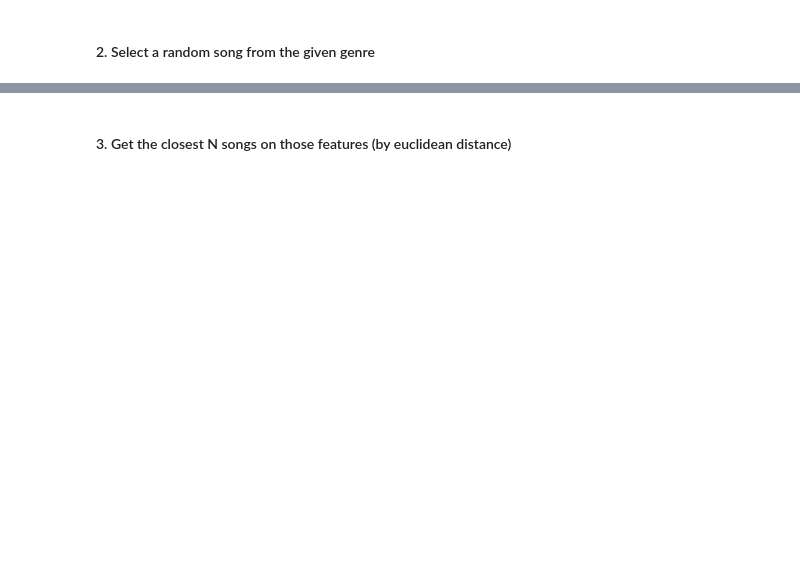
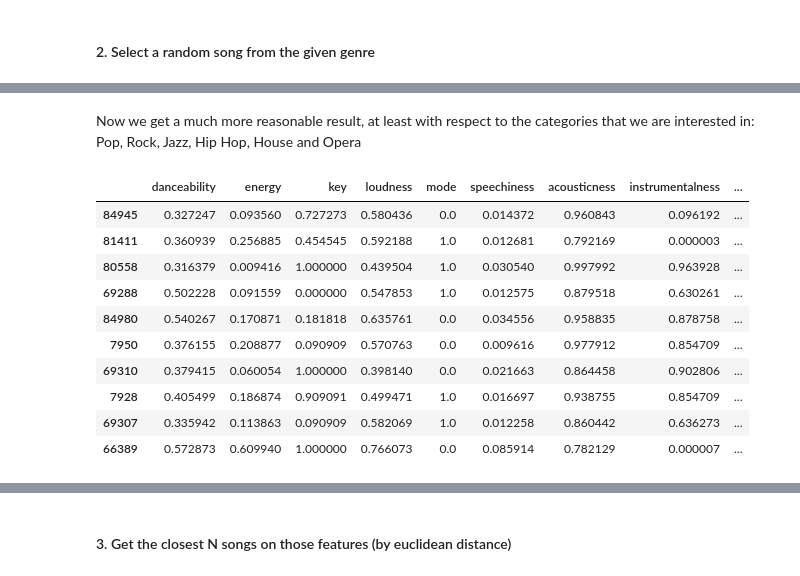
Before and after one commit to srikanth261/spotifyproject, a Jupyter notebook: notebooks/PlaylistGeneration.ipynb, the cells around one changed output, grey strips where cells are left out. Drawn from its saved outputs; the diff is of its cells as text; code cells hidden in the pictures; blank space fills up the shorter version.

```diff
--- a/notebooks/PlaylistGeneration.ipynb
+++ b/notebooks/PlaylistGeneration.ipynb
@@ -157,0 +195,27 @@ r = np.random.choice(ind,1)[0]
+# %%
+# Collapsing relevant song categories
+
+category = []
+
+for s in data['genre']:
+    if (s.find('Pop')>0):
+        value = 'Pop'
+    elif (s.find('Rock')>0):
+        value = 'Rock'
+    elif (s.find('Jazz')>0):
+        value = 'Jazz'
+    elif (s.find('Hip Hop')>0):
+        value = 'Hip Hop'
+    elif (s.find('House')>0):
+        value = 'House'
+    elif (s.find('Opera')>0):
+        value = 'Opera'
+    else:
+        value = s
+
+    category.append(value)
+
+
+data['category'] = category
+
+data['category'].value_counts()
@@ -158 +240,26 @@ r = np.random.choice(ind,1)[0]
+# %% [markdown]
+Now we get a much more reasonable result, at least with respect to the categories that we are interested in: Pop, Rock, Jazz, Hip Hop, House and Opera
+# %%
+# Select a genre to generate playlist
+selected_genre = 'Jazz'
+N = 100
+
+genre_data = data[data.category==selected_genre]
+
+
+# Sorting
+genre_data = genre_data.sort_values(by=['popularity','artist_popularity'], ascending=False)
+genre_data.head(10)
+# %% [output]
+|  | danceability | energy | key | loudness | mode | speechiness | acousticness | instrumentalness | ... |
+| 84945 | 0.327247 | 0.093560 | 0.727273 | 0.580436 | 0.0 | 0.014372 | 0.960843 | 0.096192 | ... |
+| 81411 | 0.360939 | 0.256885 | 0.454545 | 0.592188 | 1.0 | 0.012681 | 0.792169 | 0.000003 | ... |
+| 80558 | 0.316379 | 0.009416 | 1.000000 | 0.439504 | 1.0 | 0.030540 | 0.997992 | 0.963928 | ... |
+| 69288 | 0.502228 | 0.091559 | 0.000000 | 0.547853 | 1.0 | 0.012575 | 0.879518 | 0.630261 | ... |
+| 84980 | 0.540267 | 0.170871 | 0.181818 | 0.635761 | 0.0 | 0.034556 | 0.958835 | 0.878758 | ... |
+| 7950 | 0.376155 | 0.208877 | 0.090909 | 0.570763 | 0.0 | 0.009616 | 0.977912 | 0.854709 | ... |
+| 69310 | 0.379415 | 0.060054 | 1.000000 | 0.398140 | 0.0 | 0.021663 | 0.864458 | 0.902806 | ... |
+| 7928 | 0.405499 | 0.186874 | 0.909091 | 0.499471 | 1.0 | 0.016697 | 0.938755 | 0.854709 | ... |
+| 69307 | 0.335942 | 0.113863 | 0.090909 | 0.582069 | 1.0 | 0.012258 | 0.860442 | 0.636273 | ... |
+| 66389 | 0.572873 | 0.609940 | 1.000000 | 0.766073 | 0.0 | 0.085914 | 0.782129 | 0.000007 | ... |
 # %%
```
Also changed, not shown: parts of 22 cells of this notebook, 2 other files.
